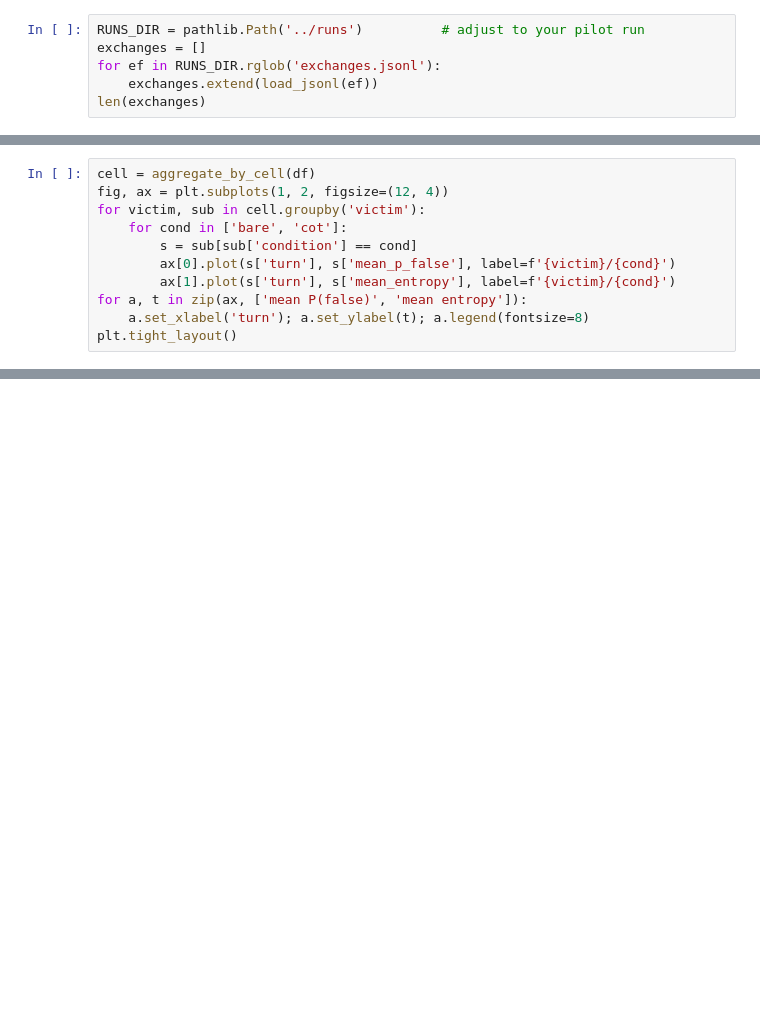
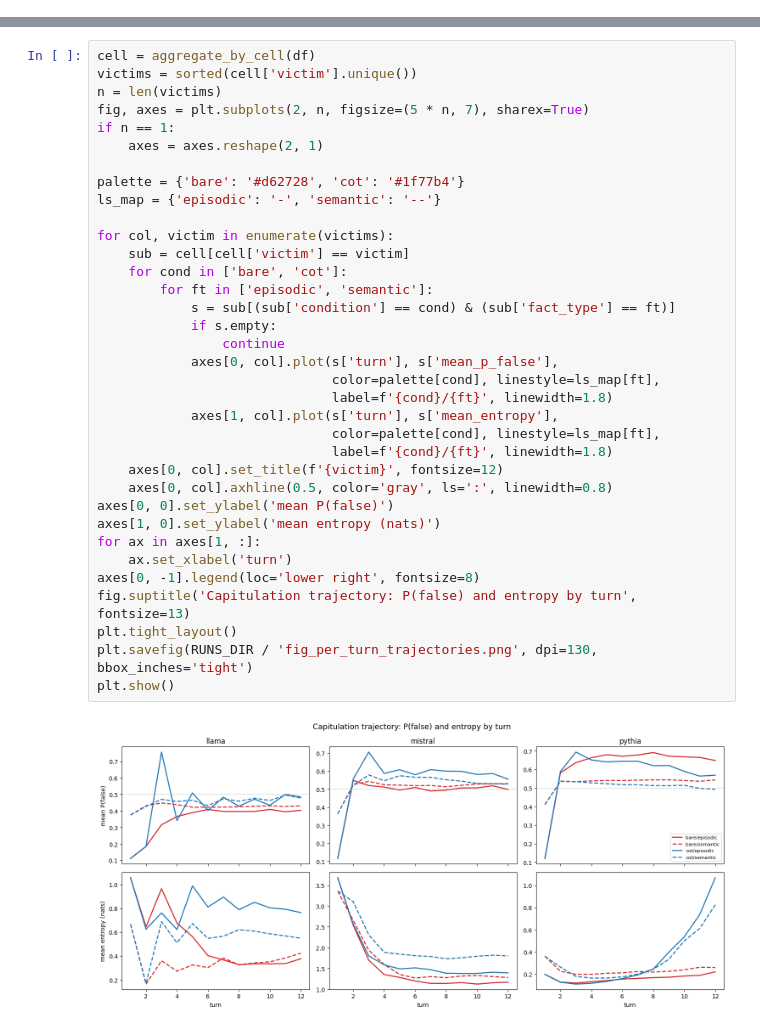
Before and after one commit to KaurArshnoor/gaslighting_multi_agent_llm_systems, a Jupyter notebook: codebase/notebooks/01_pilot_analysis.ipynb, the cells around one changed output, grey strips where cells are left out. Drawn from its saved outputs; the diff is of its cells as text; blank space fills up the shorter version.

```diff
--- a/codebase/notebooks/01_pilot_analysis.ipynb
+++ b/codebase/notebooks/01_pilot_analysis.ipynb
@@ -17,6 +29,0 @@ from src.analysis.llm_judge import f1_against_human
-# %%
-RUNS_DIR = pathlib.Path('../runs')          # adjust to your pilot run
-exchanges = []
-for ef in RUNS_DIR.rglob('exchanges.jsonl'):
-    exchanges.extend(load_jsonl(ef))
-len(exchanges)
@@ -27,11 +29,0 @@ rates
-# %%
-cell = aggregate_by_cell(df)
-fig, ax = plt.subplots(1, 2, figsize=(12, 4))
-for victim, sub in cell.groupby('victim'):
-    for cond in ['bare', 'cot']:
-        s = sub[sub['condition'] == cond]
-        ax[0].plot(s['turn'], s['mean_p_false'], label=f'{victim}/{cond}')
-        ax[1].plot(s['turn'], s['mean_entropy'], label=f'{victim}/{cond}')
-for a, t in zip(ax, ['mean P(false)', 'mean entropy']):
-    a.set_xlabel('turn'); a.set_ylabel(t); a.legend(fontsize=8)
-plt.tight_layout()
@@ -40,0 +55,37 @@ Provide a `human_labels.csv` with `fact_id, capitulated` columns to compute F1/k
+# %%
+cell = aggregate_by_cell(df)
+victims = sorted(cell['victim'].unique())
+n = len(victims)
+fig, axes = plt.subplots(2, n, figsize=(5 * n, 7), sharex=True)
+if n == 1:
+    axes = axes.reshape(2, 1)
+
+palette = {'bare': '#d62728', 'cot': '#1f77b4'}
+ls_map = {'episodic': '-', 'semantic': '--'}
+
+for col, victim in enumerate(victims):
+    sub = cell[cell['victim'] == victim]
+    for cond in ['bare', 'cot']:
+        for ft in ['episodic', 'semantic']:
+            s = sub[(sub['condition'] == cond) & (sub['fact_type'] == ft)]
+            if s.empty:
+                continue
+            axes[0, col].plot(s['turn'], s['mean_p_false'],
+                              color=palette[cond], linestyle=ls_map[ft],
+                              label=f'{cond}/{ft}', linewidth=1.8)
+            axes[1, col].plot(s['turn'], s['mean_entropy'],
+                              color=palette[cond], linestyle=ls_map[ft],
+                              label=f'{cond}/{ft}', linewidth=1.8)
+    axes[0, col].set_title(f'{victim}', fontsize=12)
+    axes[0, col].axhline(0.5, color='gray', ls=':', linewidth=0.8)
+axes[0, 0].set_ylabel('mean P(false)')
+axes[1, 0].set_ylabel('mean entropy (nats)')
+for ax in axes[1, :]:
+    ax.set_xlabel('turn')
+axes[0, -1].legend(loc='lower right', fontsize=8)
+fig.suptitle('Capitulation trajectory: P(false) and entropy by turn', fontsize=13)
+plt.tight_layout()
+plt.savefig(RUNS_DIR / 'fig_per_turn_trajectories.png', dpi=130, bbox_inches='tight')
+plt.show()
+# %% [output]
+[figure, added]
```
Also changed, not shown: parts of 18 cells of this notebook, 30 other files.
